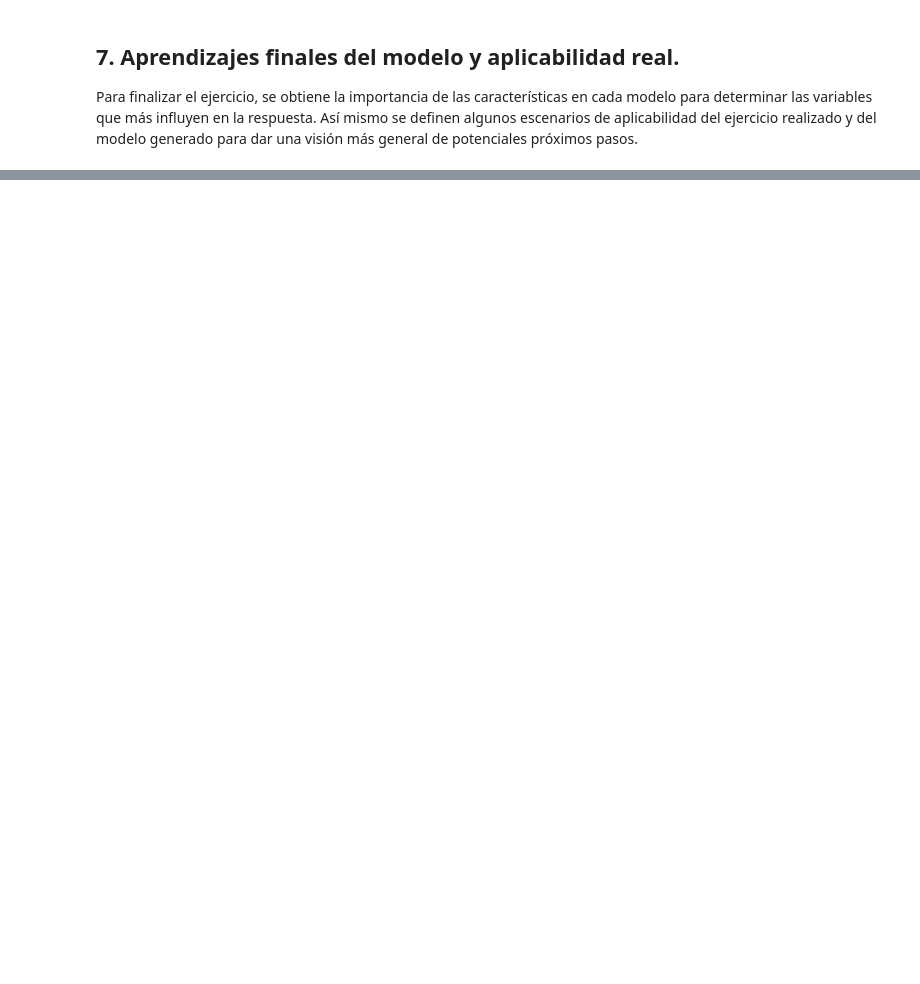
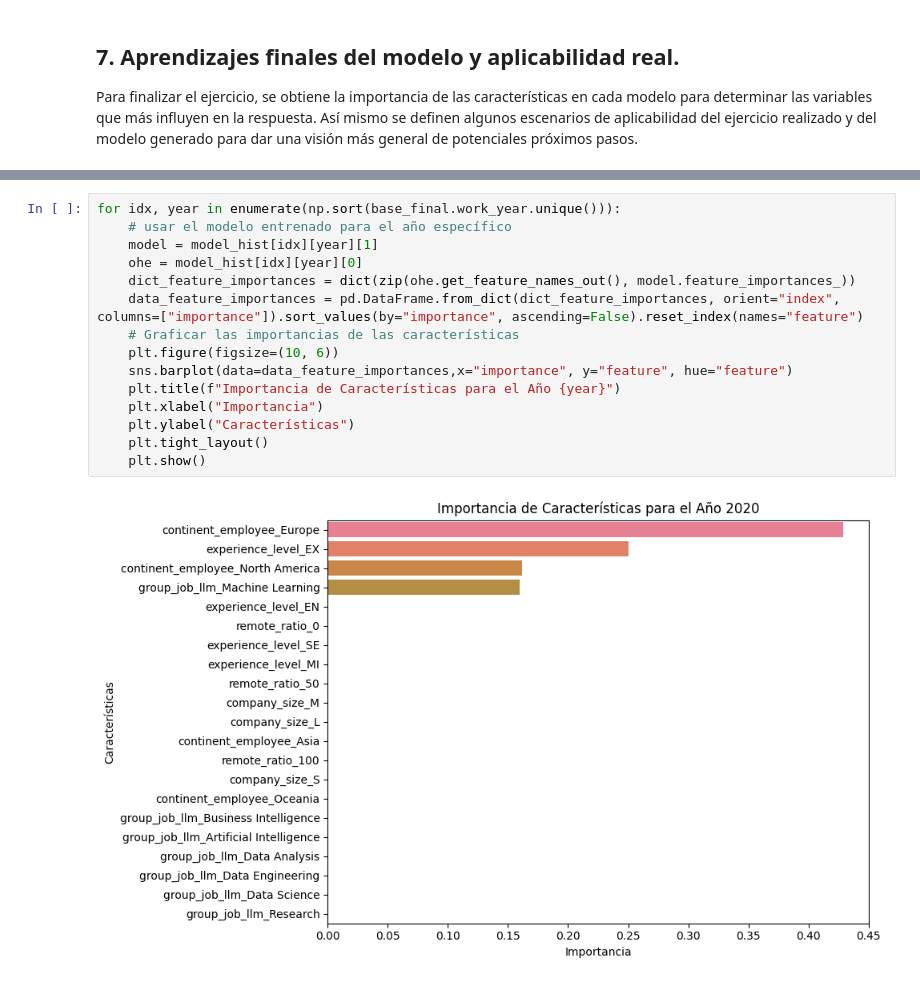
Before and after one commit to jhonp19958/bdb_technical_test, a Jupyter notebook: technical_test_bdb.ipynb, the cells around one changed output, grey strips where cells are left out. Saved outputs shown, nothing was run; the diff lists cells and outputs as text; blank space fills up the shorter version.

```diff
--- a/technical_test_bdb.ipynb
+++ b/technical_test_bdb.ipynb
@@ -854,0 +1054,17 @@ Para finalizar el ejercicio, se obtiene la importancia de las características e
+# %%
+for idx, year in enumerate(np.sort(base_final.work_year.unique())):
+    # usar el modelo entrenado para el año específico
+    model = model_hist[idx][year][1]
+    ohe = model_hist[idx][year][0]
+    dict_feature_importances = dict(zip(ohe.get_feature_names_out(), model.feature_importances_))
+    data_feature_importances = pd.DataFrame.from_dict(dict_feature_importances, orient="index", columns=["importance"]).sort_values(by="importance", ascending=False).reset_index(names="feature")
+    # Graficar las importancias de las características
+    plt.figure(figsize=(10, 6))
+    sns.barplot(data=data_feature_importances,x="importance", y="feature", hue="feature")
+    plt.title(f"Importancia de Características para el Año {year}")
+    plt.xlabel("Importancia")
+    plt.ylabel("Características")
+    plt.tight_layout()
+    plt.show()
+# %% [output]
+[figure, added]
```
Also changed, not shown: parts of 38 cells of this notebook, 9 other files.
